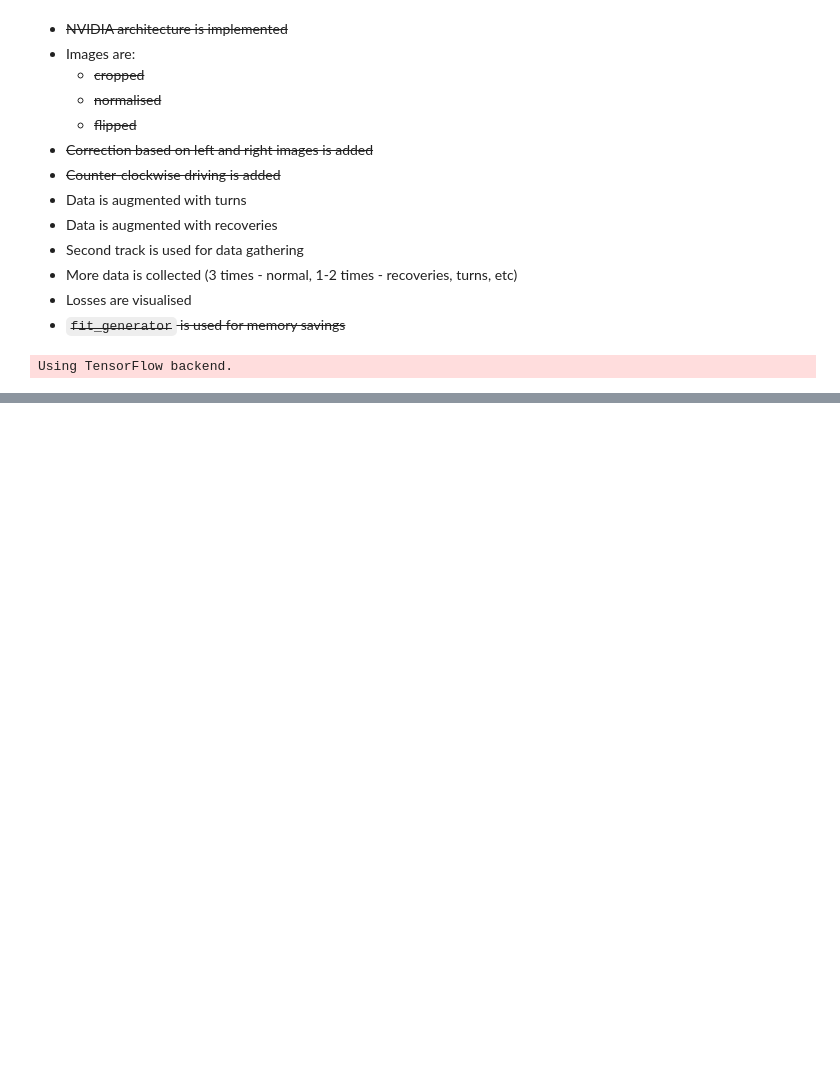
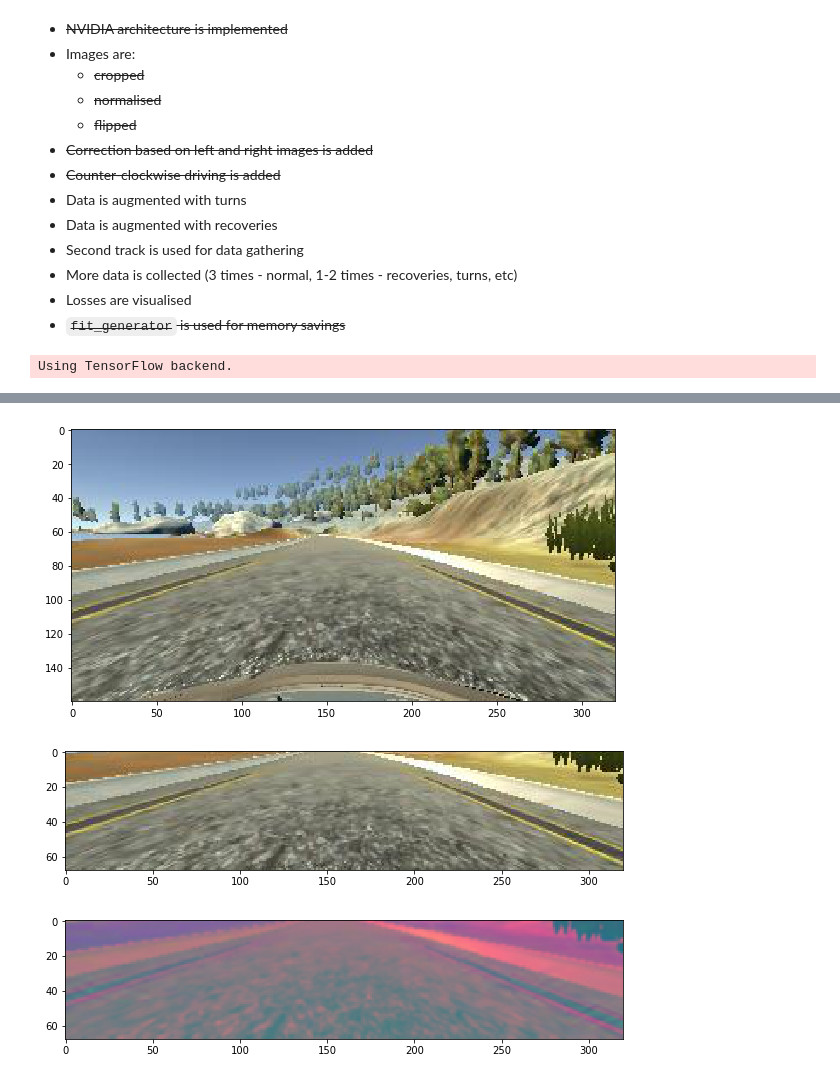
Before and after one commit to SIakovlev/CarND_Term1_P3, a Jupyter notebook: model.ipynb, the cells around one changed output, grey strips where cells are left out. Drawn from its saved outputs; the diff is of its cells as text; code cells hidden in the pictures; blank space fills up the shorter version.

Commit message:
images are added

```diff
--- a/model.ipynb
+++ b/model.ipynb
@@ -247,3 +245,29 @@ binwidth = 0.01
 plt.figure(figsize=(15,5))
 plt.hist(ang, bins=np.arange(min(ang), max(ang) + binwidth, binwidth))
 plt.show()
+# %%
+im_index = lines[0][0].find('/images')
+image_example = cv2.cvtColor(cv2.imread('..' + lines[0][0][im_index:]), cv2.COLOR_BGR2RGB)
+
+plt.figure(figsize=(10,5))
+plt.imshow(image_example)
+plt.savefig('report_images/original_image.png', bbox_inches='tight')
+plt.show()
+
+cropped_img = image_example[65:133,:,:]
+
+plt.figure(figsize=(10,5))
+plt.imshow(cropped_img)
+plt.savefig('report_images/cropped_image.png', bbox_inches='tight')
+plt.show()
+
+b_yuv_img = pre_processing(image_example)
+
+plt.figure(figsize=(10,5))
+plt.imshow(b_yuv_img)
+plt.savefig('report_images/blurred_yuv_image.png', bbox_inches='tight')
+plt.show()
+# %% [output]
+[figure, added]
+[figure, added]
+[figure, added]
```
Also changed, not shown: parts of 4 cells of this notebook, 7 other files.
